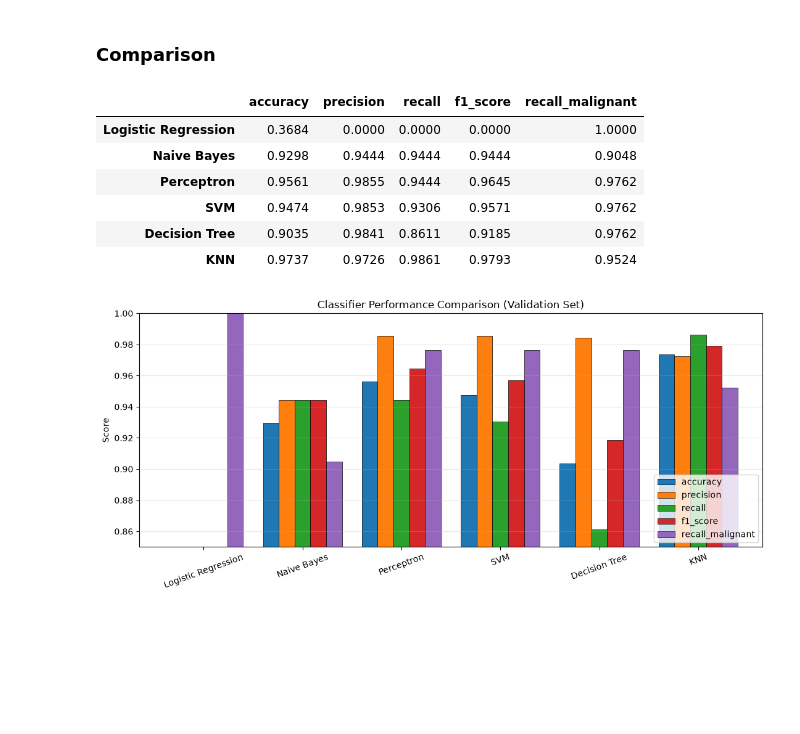
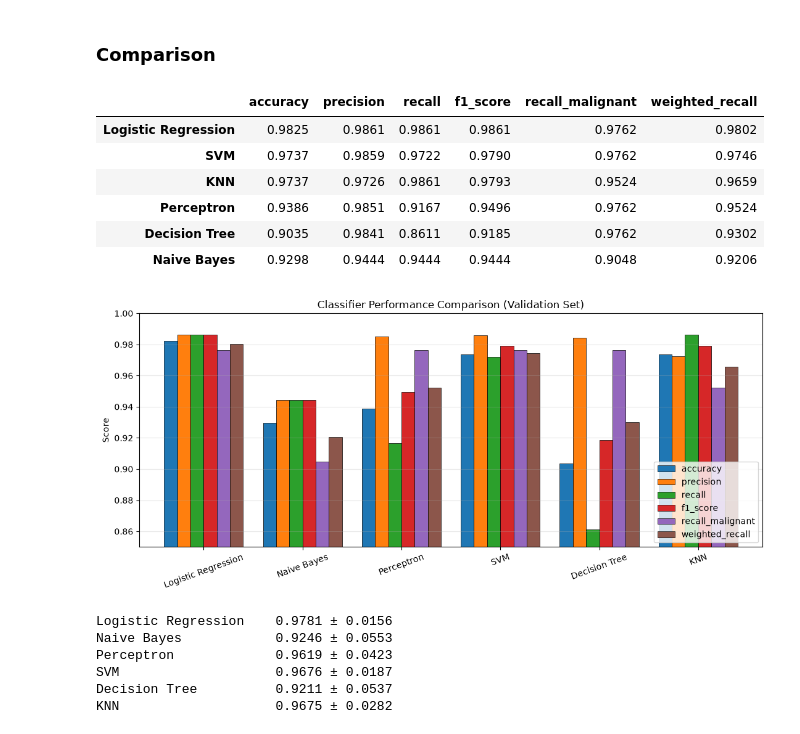
Before and after one commit to Jimmyjohn23/ML_Project1, a Jupyter notebook: main.ipynb, the cells around one changed output. Saved outputs shown, nothing was run; the diff lists cells and outputs as text; code cells hidden in the pictures; blank space fills up the shorter version.

```diff
--- a/main.ipynb
+++ b/main.ipynb
@@ -155,7 +175,8 @@ per_grid = GridSearchCV(
         "scaler": [StandardScaler(), MinMaxScaler()],
     },
     cv=StratifiedKFold(5, shuffle=True, random_state=RANDOM_STATE),
-    scoring=make_scorer(recall_score, pos_label=0),
+    # scoring=make_scorer(recall_score, pos_label=0),
+    scoring=make_scorer(weighted_recall)
 )
 per_grid.fit(X_train, y_train)
 per_cv = summarize_grid(per_grid, "Perceptron")
@@ -188,7 +209,8 @@ svm_grid = GridSearchCV(
         "scaler": [StandardScaler(), MinMaxScaler(), "passthrough"],
     },
     cv=StratifiedKFold(5, shuffle=True, random_state=RANDOM_STATE),
-    scoring=make_scorer(recall_score, pos_label=0),
+    # scoring=make_scorer(recall_score, pos_label=0),
+    scoring=make_scorer(weighted_recall)
 )
 svm_grid.fit(X_train, y_train)
 svm_cv = summarize_grid(svm_grid, "SVM")
@@ -223,7 +245,8 @@ dt_grid = GridSearchCV(
         "clf__class_weight": [None, "balanced"],
     },
     cv=StratifiedKFold(5, shuffle=True, random_state=RANDOM_STATE),
-    scoring=make_scorer(recall_score, pos_label=0),
+    # scoring=make_scorer(recall_score, pos_label=0),
+    scoring=make_scorer(weighted_recall)
 )
 dt_grid.fit(X_train, y_train)
 dt_cv = summarize_grid(dt_grid, "Decision Tree")
@@ -251,7 +274,8 @@ knn_grid = GridSearchCV(
         "scaler": [StandardScaler(), MinMaxScaler(), "passthrough"],
     },
     cv=StratifiedKFold(5, shuffle=True, random_state=RANDOM_STATE),
-    scoring=make_scorer(recall_score, pos_label=0),
+    # scoring=make_scorer(recall_score, pos_label=0),
+    # scoring=make_scorer(weighted_recall)##?
 )
 knn_grid.fit(X_train, y_train)
 knn_cv = summarize_grid(knn_grid, "KNN")
@@ -276,32 +300,57 @@ weighted avg       0.97      0.97      0.97       114
 # %% [markdown]
 ### Comparison
 # %%
+from sklearn.model_selection import cross_val_score
 results = pd.DataFrame({
     "Logistic Regression": log_metrics,
     "Naive Bayes": naive_metrics,
     "Perceptron": per_metrics,
     "SVM": svm_metrics,
     "Decision Tree": dt_metrics,
     "KNN": knn_metrics,
 }).T
 
-display(results.round(4))
+# display(results.round(4))
+results["weighted_recall"] = 0.6 * results["recall_malignant"] + 0.4 * results["recall"]
+display(results.sort_values("weighted_recall", ascending=False).round(4))
 
 ax = results.plot(kind="bar", figsize=(11, 5), rot=20, width=0.8,
                   edgecolor="black", linewidth=0.5)
 ax.set_ylim(0.85, 1.0)
 ax.set_ylabel("Score")
 ax.set_title("Classifier Performance Comparison (Validation Set)")
 ax.legend(loc="lower right")
 ax.grid(axis="y", alpha=0.3)
 plt.tight_layout()
 plt.show()
+
+models = {
+    "Logistic Regression": log_grid.best_estimator_,
+    "Naive Bayes": nb_grid.best_estimator_,
+    "Perceptron": per_grid.best_estimator_,
+    "SVM": svm_grid.best_estimator_,
+    "Decision Tree": dt_grid.best_estimator_,
+    "KNN": knn_grid.best_estimator_,
+}
+
+cv10 = StratifiedKFold(10, shuffle=True, random_state=RANDOM_STATE)
+scorer = make_scorer(weighted_recall)
+
+for name, model in models.items():
+    scores = cross_val_score(model, X_train, y_train, cv=cv10, scoring=scorer)
+    print(f"{name:<22} {scores.mean():.4f} ± {scores.std():.4f}")
 # %% [output]
-|  | accuracy | precision | recall | f1_score | recall_malignant |
-| Logistic Regression | 0.3684 | 0.0000 | 0.0000 | 0.0000 | 1.0000 |
-| Naive Bayes | 0.9298 | 0.9444 | 0.9444 | 0.9444 | 0.9048 |
-| Perceptron | 0.9561 | 0.9855 | 0.9444 | 0.9645 | 0.9762 |
-| SVM | 0.9474 | 0.9853 | 0.9306 | 0.9571 | 0.9762 |
-| Decision Tree | 0.9035 | 0.9841 | 0.8611 | 0.9185 | 0.9762 |
-| KNN | 0.9737 | 0.9726 | 0.9861 | 0.9793 | 0.9524 |
+|  | accuracy | precision | recall | f1_score | recall_malignant | weighted_recall |
+| Logistic Regression | 0.9825 | 0.9861 | 0.9861 | 0.9861 | 0.9762 | 0.9802 |
+| SVM | 0.9737 | 0.9859 | 0.9722 | 0.9790 | 0.9762 | 0.9746 |
+| KNN | 0.9737 | 0.9726 | 0.9861 | 0.9793 | 0.9524 | 0.9659 |
+| Perceptron | 0.9386 | 0.9851 | 0.9167 | 0.9496 | 0.9762 | 0.9524 |
+| Decision Tree | 0.9035 | 0.9841 | 0.8611 | 0.9185 | 0.9762 | 0.9302 |
+| Naive Bayes | 0.9298 | 0.9444 | 0.9444 | 0.9444 | 0.9048 | 0.9206 |
-[figure, old version]
+[figure, new version]
+Logistic Regression    0.9781 ± 0.0156
+Naive Bayes            0.9246 ± 0.0553
+Perceptron             0.9619 ± 0.0423
+SVM                    0.9676 ± 0.0187
+Decision Tree          0.9211 ± 0.0537
+KNN                    0.9675 ± 0.0282
```
Also changed, not shown: parts of 8 cells of this notebook.
